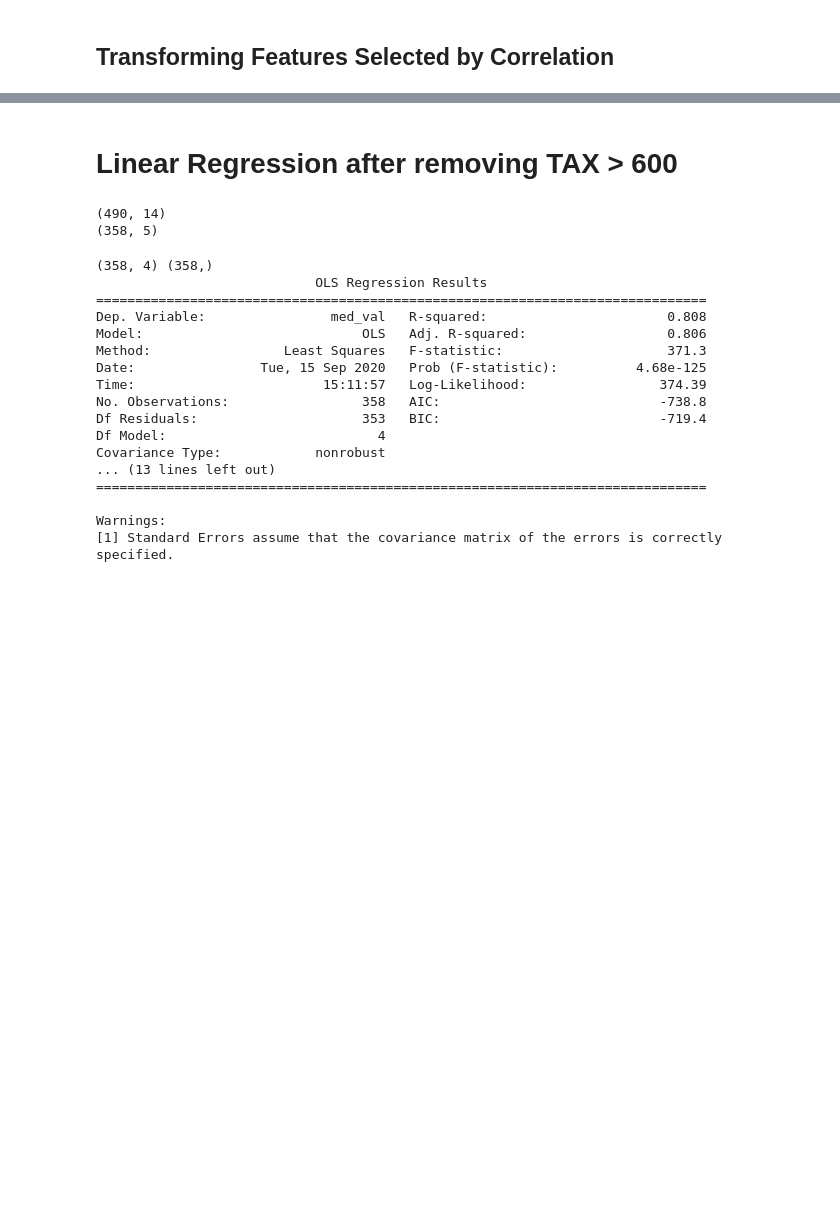
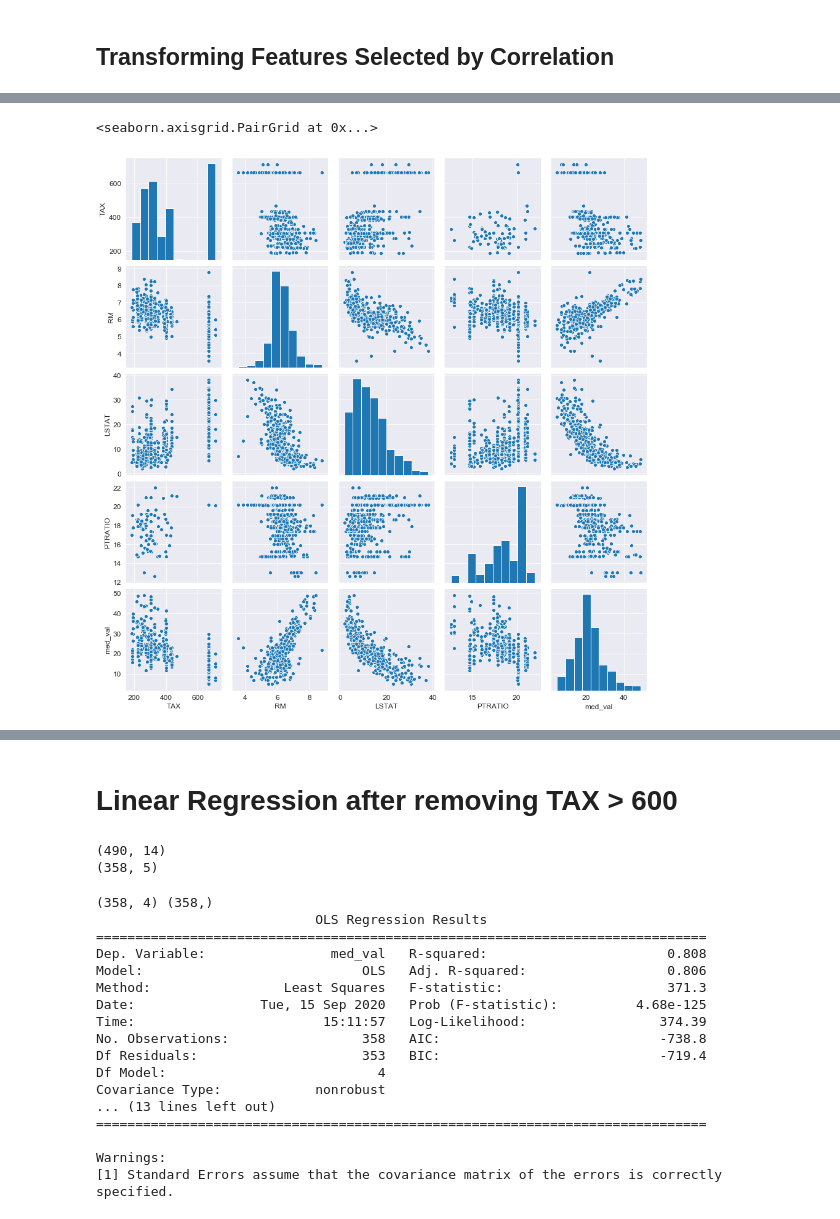
Before and after one commit to andrewcreates/DataScience-Projects, a Jupyter notebook: Boston-Housing-Data.ipynb, the cells around one changed output, grey strips where cells are left out. Cells and saved outputs as stored; diff of their text form; code cells hidden in the pictures; blank space fills up the shorter version.

```diff
--- a/Boston-Housing-Data.ipynb
+++ b/Boston-Housing-Data.ipynb
@@ -379,0 +411,5 @@ df_scale
+# %%
+sns.pairplot(df[['TAX','RM','LSTAT','PTRATIO','med_val']]);
+# %% [output]
+<seaborn.axisgrid.PairGrid at 0x...>
+[figure, added]
```
Also changed, not shown: parts of 20 cells of this notebook.
